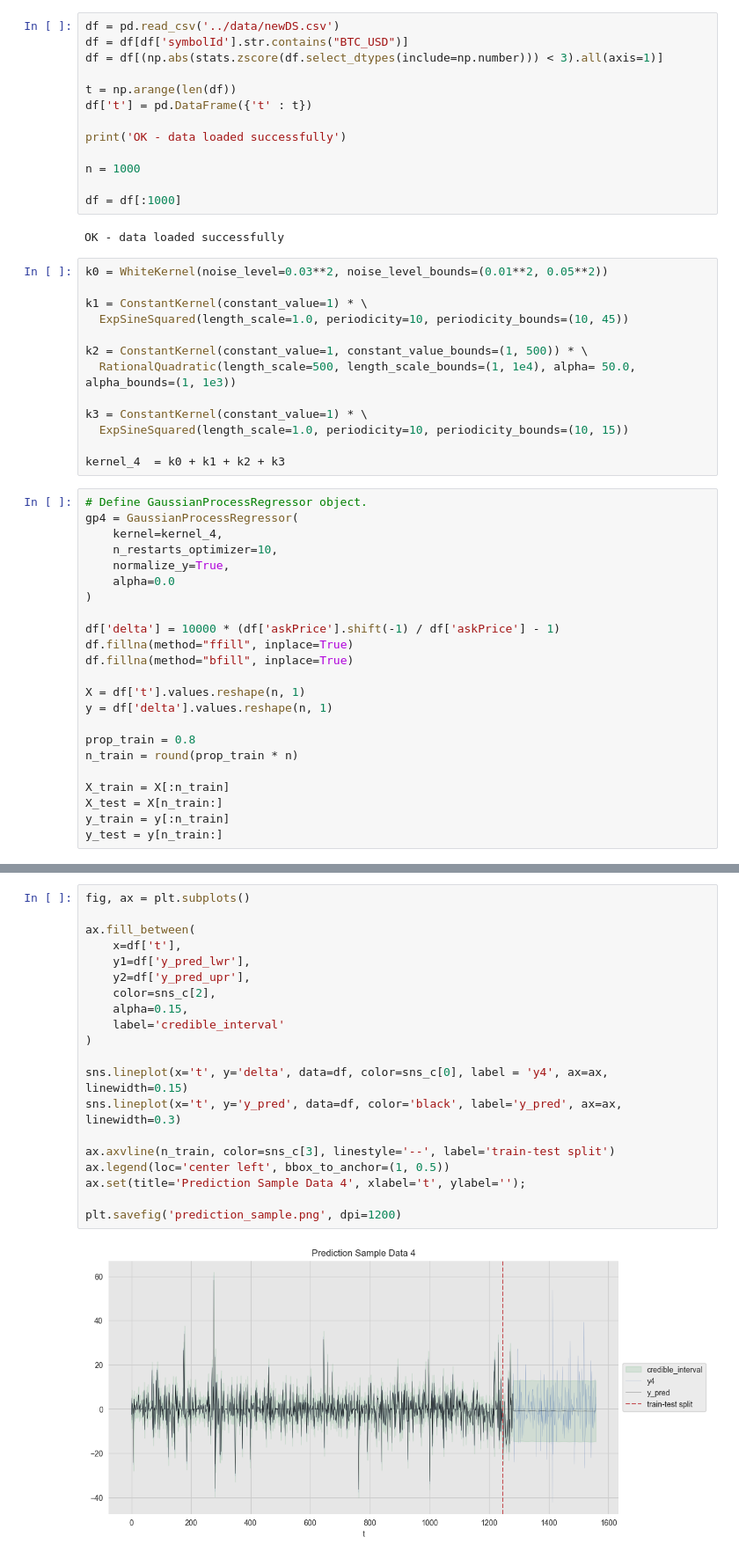
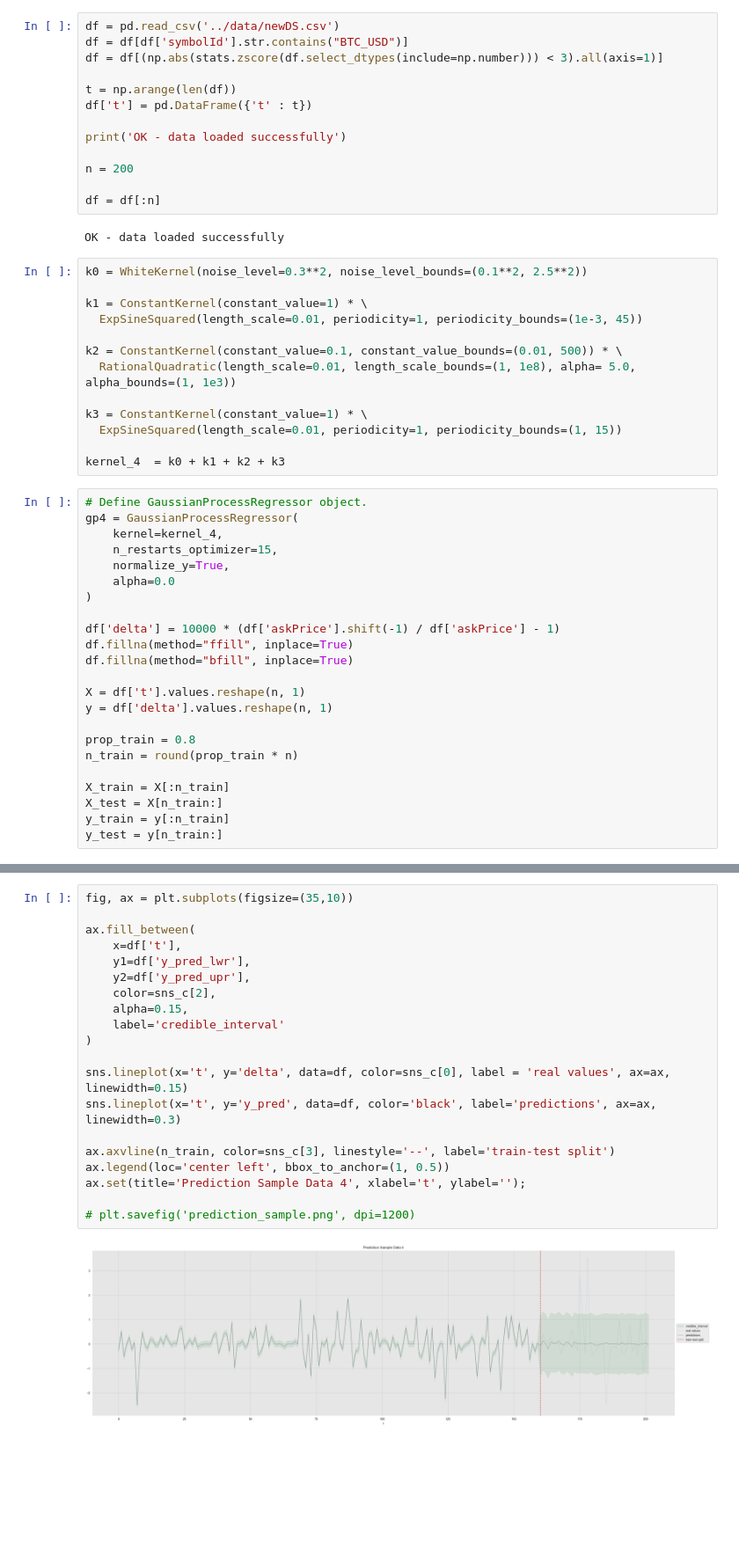
Before and after one commit to toksdprogrammer1/crypto-prediction, a Jupyter notebook: jupyterNotebook/GP.ipynb, the cells around one changed output, grey strips where cells are left out. Shown at 88% size. Cells and saved outputs as stored; diff of their text form; blank space fills up the shorter version.

```diff
--- a/jupyterNotebook/GP.ipynb
+++ b/jupyterNotebook/GP.ipynb
@@ -27,29 +27,29 @@ df['t'] = pd.DataFrame({'t' : t})
 
 print('OK - data loaded successfully')
 
-n = 1000
+n = 200
 
-df = df[:1000]
+df = df[:n]
 # %% [output]
 OK - data loaded successfully
 # %%
-k0 = WhiteKernel(noise_level=0.03**2, noise_level_bounds=(0.01**2, 0.05**2))
+k0 = WhiteKernel(noise_level=0.3**2, noise_level_bounds=(0.1**2, 2.5**2))
 
 k1 = ConstantKernel(constant_value=1) * \
-  ExpSineSquared(length_scale=1.0, periodicity=10, periodicity_bounds=(10, 45))
+  ExpSineSquared(length_scale=0.01, periodicity=1, periodicity_bounds=(1e-3, 45))
 
-k2 = ConstantKernel(constant_value=1, constant_value_bounds=(1, 500)) * \
-  RationalQuadratic(length_scale=500, length_scale_bounds=(1, 1e4), alpha= 50.0, alpha_bounds=(1, 1e3))
+k2 = ConstantKernel(constant_value=0.1, constant_value_bounds=(0.01, 500)) * \
+  RationalQuadratic(length_scale=0.01, length_scale_bounds=(1, 1e8), alpha= 5.0, alpha_bounds=(1, 1e3))
 
 k3 = ConstantKernel(constant_value=1) * \
-  ExpSineSquared(length_scale=1.0, periodicity=10, periodicity_bounds=(10, 15))
+  ExpSineSquared(length_scale=0.01, periodicity=1, periodicity_bounds=(1, 15))
 
 kernel_4  = k0 + k1 + k2 + k3
 # %%
 # Define GaussianProcessRegressor object.
 gp4 = GaussianProcessRegressor(
     kernel=kernel_4,
-    n_restarts_optimizer=10,
+    n_restarts_optimizer=15,
     normalize_y=True,
     alpha=0.0
 )
@@ -98,25 +96,25 @@ KeyboardInterrupt:
 # %%
-fig, ax = plt.subplots()
+fig, ax = plt.subplots(figsize=(35,10))
 
 ax.fill_between(
     x=df['t'],
     y1=df['y_pred_lwr'],
     y2=df['y_pred_upr'],
     color=sns_c[2],
     alpha=0.15,
     label='credible_interval'
 )
 
-sns.lineplot(x='t', y='delta', data=df, color=sns_c[0], label = 'y4', ax=ax, linewidth=0.15)
-sns.lineplot(x='t', y='y_pred', data=df, color='black', label='y_pred', ax=ax, linewidth=0.3)
+sns.lineplot(x='t', y='delta', data=df, color=sns_c[0], label = 'real values', ax=ax, linewidth=0.15)
+sns.lineplot(x='t', y='y_pred', data=df, color='black', label='predictions', ax=ax, linewidth=0.3)
 
 ax.axvline(n_train, color=sns_c[3], linestyle='--', label='train-test split')
 ax.legend(loc='center left', bbox_to_anchor=(1, 0.5))
 ax.set(title='Prediction Sample Data 4', xlabel='t', ylabel='');
 
-plt.savefig('prediction_sample.png', dpi=1200)
+# plt.savefig('prediction_sample.png', dpi=1200)
 # %% [output]
-[figure, old version]
+[figure, new version]
 # %%
 df['y_pred'] = df['y_pred'] / 10000 + 1
 df['pred2'] = df['y_pred'] * df['askPrice']
```
Also changed, not shown: parts of 3 cells of this notebook.
